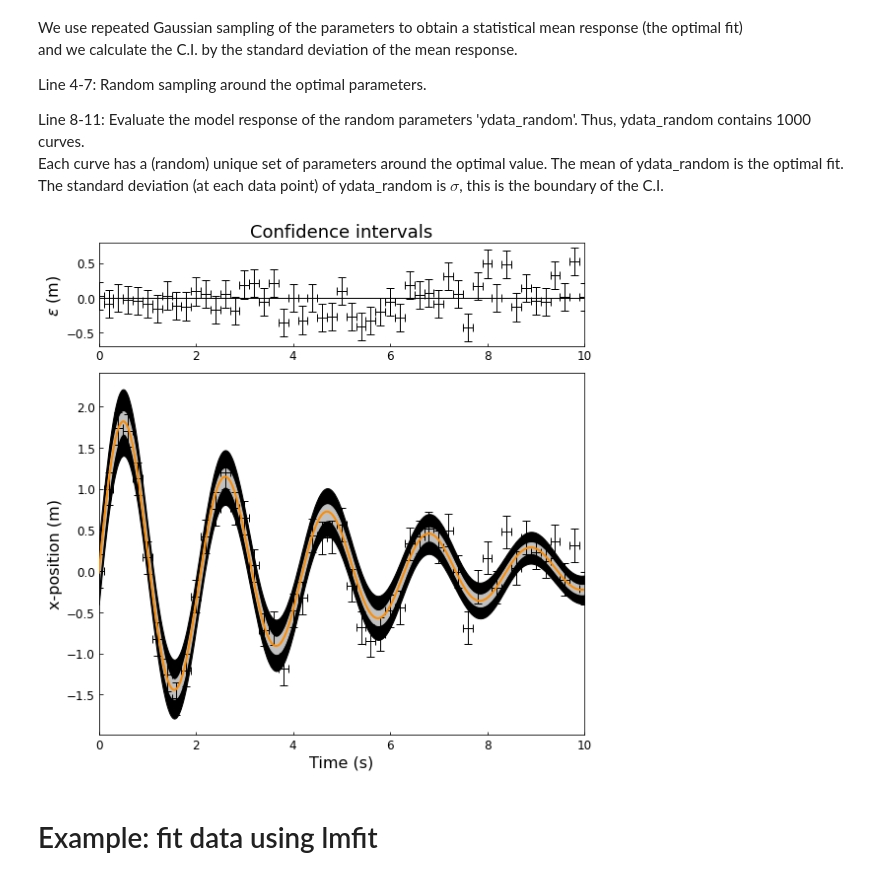
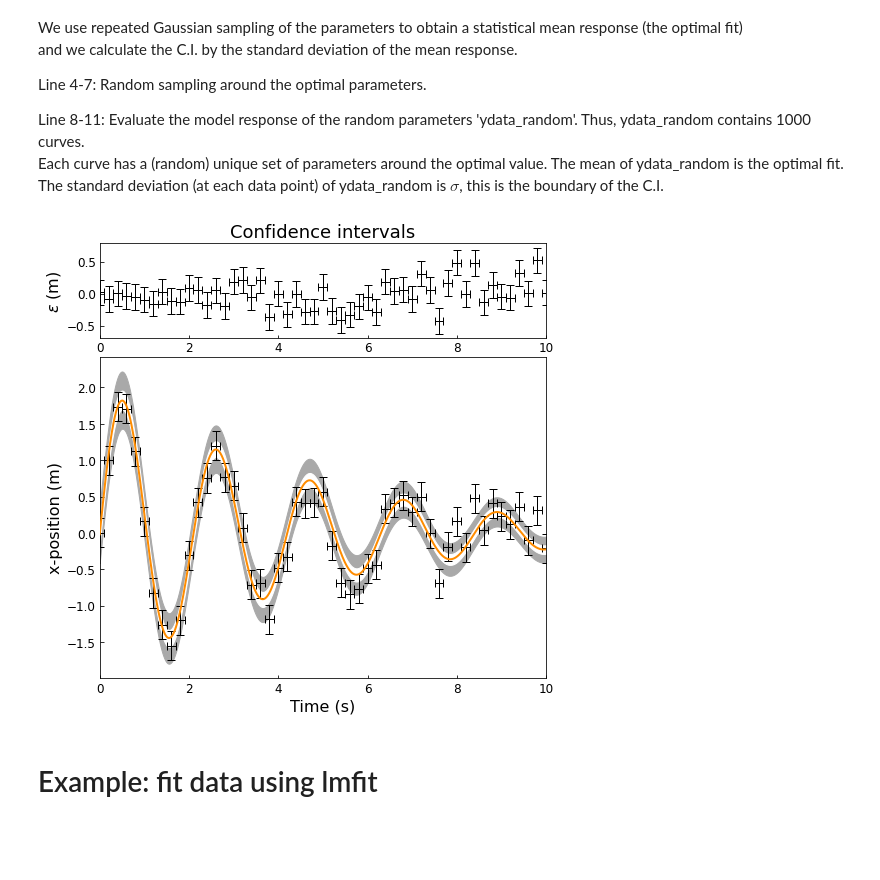
Before and after one commit to JBusink/Curve-Fit, a Jupyter notebook: curve_fit_CI.ipynb, the cells around one changed output. Saved outputs shown, nothing was run; the diff lists cells and outputs as text; code cells hidden in the pictures; blank space fills up the shorter version.

```diff
--- a/curve_fit_CI.ipynb
+++ b/curve_fit_CI.ipynb
@@ -138,14 +161,5 @@ One can import .svg picture in e.g. inkscape, powerpoint or adobe photoshop to m
 # %%
-def sinus_model(t,A,gamma,omega,phi):
-    return A*np.exp(-gamma*t)*np.sin(omega*t+phi)
-
-popt, pcov = curve_fit(sinus_model,t,x,sigma = xerr,p0=[1,0.1,4.12,0.5])
-
-parameter=['Amplitude (m)','Gamma (1/s)', 'Frequency (rad/s)', 'phase (rad)']
-for i in range (4):
-    print("The optimal value for ", parameter[i], 'is:', "{:.4f}".format(popt[i]), '\u00B1', "{:.6f}".format(np.sqrt(pcov[i,i])))
-
-tfit = np.linspace(0,max(t),10000) #create new data for fit.
+tfit = np.linspace(0,max(t),1000) #create new data for fit.
 
 #Plot data + fit
 fig,axes=plt.subplots(1,1,figsize=(8,4),sharex=True,sharey=True)
@@ -296,46 +305,47 @@ Line 8-11: Evaluate the model response of the random parameters 'ydata_random'.
 Each curve has a (random) unique set of parameters around the optimal value. The mean of ydata_random is the optimal fit.<br>
 The standard deviation (at each data point) of ydata_random is $\sigma$, this is the boundary of the C.I.
 # %%
-from cgitb import reset
 import matplotlib.gridspec as gridspec
 import scipy.stats as st
 
 popt0 = popt[0]+np.random.normal(0,1,size=1000)*np.sqrt(np.diag(pcov))[0]
 popt1 = popt[1]+np.random.normal(0,1,size=1000)*np.sqrt(np.diag(pcov))[1]
 popt2 = popt[2]+np.random.normal(0,1,size=1000)*np.sqrt(np.diag(pcov))[2]
 popt3 = popt[3]+np.random.normal(0,1,size=1000)*np.sqrt(np.diag(pcov))[3]
 ylist =[]
 for i in range(0,1000,1):
     ydata_random = sinus_model(tfit,popt0[i],popt1[i],popt2[i],popt3[i])
     ylist.append(ydata_random)
 
 fig = plt.figure(figsize=(8,8))
 gs = gridspec.GridSpec(4, 4) #Creates a grid of 6 rows and 4 columns.
 axes_main = plt.subplot(gs[1:4, :4]) #Main axis goes from row 1 to 6.
 axes_residuals = plt.subplot(gs[0, :4],sharex=axes_main) #Residual axis is row 0.
 
 axes_main.tick_params(axis='both',direction ='in',labelsize=12)
 axes_main.errorbar(t,x,xerr=terr,yerr=xerr,fmt='none',ecolor='black',capsize=4,elinewidth=1, marker = 's',zorder=5) #fmt, ecolor and capsize can be personalized.
 axes_main.plot(tfit,sinus_model(tfit,*popt),color='darkorange',ls='-', lw=2,zorder =5)
 
-axes_main.fill_between(tfit,np.mean(ylist,axis=0)+3*np.std(ylist,axis=0),np.mean(ylist,axis=0)-3*np.std(ylist,axis=0),color='black')
-axes_main.fill_between(tfit,np.mean(ylist,axis=0)+1*np.std(ylist,axis=0),np.mean(ylist,axis=0)-1*np.std(ylist,axis=0),color='silver')
+axes_main.fill_between(tfit,np.mean(ylist,axis=0)+3*np.std(ylist,axis=0),np.mean(ylist,axis=0)-3*np.std(ylist,axis=0),color='darkgray')
+axes_main.fill_between(tfit,np.mean(ylist,axis=0)+1*np.std(ylist,axis=0),np.mean(ylist,axis=0)-1*np.std(ylist,axis=0),color='white')
 axes_main.set_xlabel('Time (s)',fontsize=16)
 axes_main.set_ylabel('x-position (m)',fontsize=16)
 axes_main.set_xlim(0,10)
 
-axes_residuals.errorbar(t,x-sinus_model(t,*popt),xerr=terr,yerr=xerr,fmt='none',ecolor='black',capsize=4,elinewidth=1) #fmt, ecolor and capsize can be personalized.
-axes_residuals.hlines(0,np.min(t),np.max(t),color='black',ls='-',lw=1)
+axes_residuals.errorbar(t,x-sinus_model(t,*popt),xerr=terr,yerr=xerr,
+                        fmt='none',ecolor='black',capsize=4,elinewidth=1) #fmt, ecolor and capsize can be personalized.
+# axes_residuals.hlines(0,np.min(t),np.max(t),color='black')
 
 axes_residuals.tick_params(axis='both',direction ='in',labelsize=12)
 axes_residuals.set_title('Confidence intervals',fontsize=18)
 axes_residuals.set_ylabel(r'$\epsilon$ (m)',fontsize=16)
 axes_residuals.set_xlim(0,10)
 
-plt.tight_layout()
+# plt.tight_layout()
 plt.show()
+# plt.close()
 # %% [output]
-[figure, old version]
+[figure, new version]
 # %% [markdown]
 # Example: fit data using lmfit <a id='lmfit'></a>
 # %% [markdown]
```
Also changed, not shown: parts of 12 cells of this notebook.
